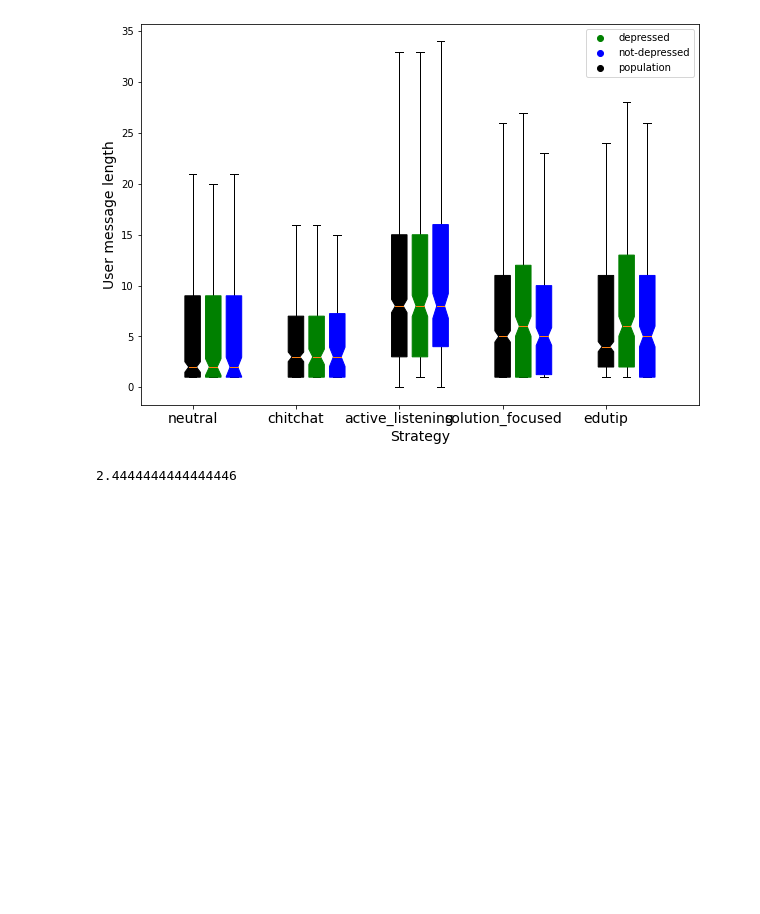
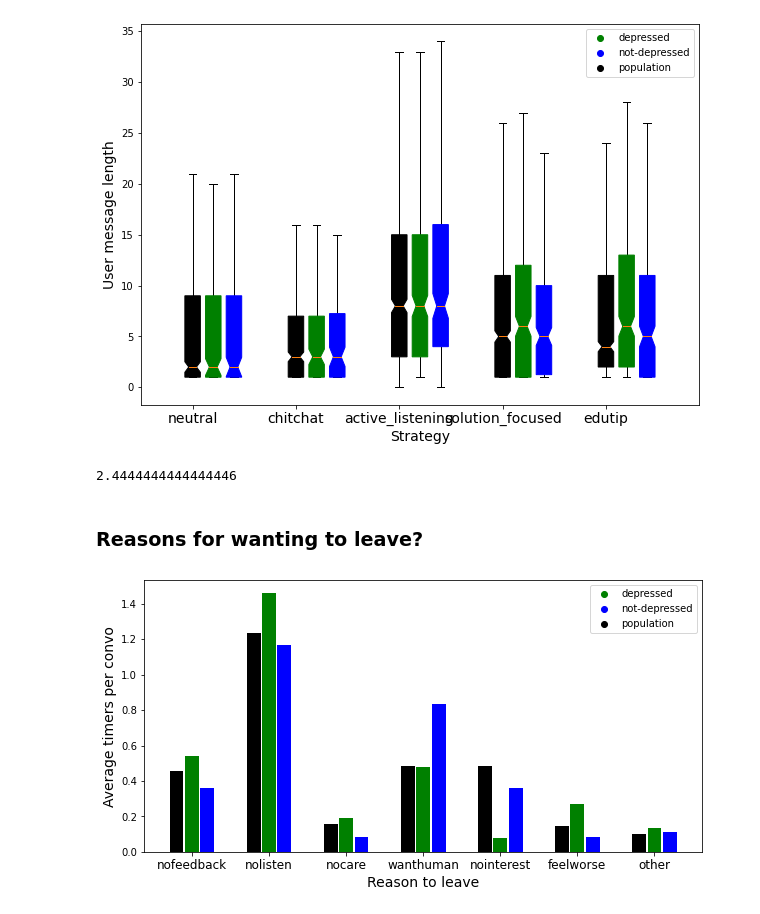
Before and after one commit to odemasi/therapybot_limitations, a Jupyter notebook: Therapybot_plots_v1.ipynb, the cells around one changed output. Saved outputs shown, nothing was run; the diff lists cells and outputs as text; code cells hidden in the pictures; blank space fills up the shorter version.

Commit message:
added plot of the reasons cited by different users for wanting to leave

```diff
--- a/Therapybot_plots_v1.ipynb
+++ b/Therapybot_plots_v1.ipynb
@@ -784,3 +784,35 @@ plt.show()
 participant_df[participant_df['not_depressed']]['num_error'].mean()
 # %% [output]
 2.4444444444444446
+# %% [markdown]
+### Reasons for wanting to leave?
+# %%
+reasons_to_leave = ['nofeedback',
+ 'nolisten',
+ 'nocare',
+ 'wanthuman',
+ 'nointerest',
+ 'feelworse',
+ 'other']
+
+def temp_func(df, labelname, color, offset=0):
+    num_convo = float(df['sona'].unique().shape[0])
+    c = Counter(df[df['leave_bool']]['why_leave'].values)
+    for r, reason in enumerate(reasons_to_leave):
+        plt.bar(r+offset, c[reason] / num_convo, color=color, width=.18)
+    plt.plot(np.NaN, 'o', color=color, label=labelname)
+
+
+plt.subplots(figsize=(10,5))
+temp_func(message_df.merge(depressed_sonas_df, on='sona', how='right'), 'depressed', color='g', offset=.2)
+temp_func(message_df.merge(not_depressed_sonas_df, on='sona', how='right'), 'not-depressed', color='b', offset=.4)
+temp_func(message_df, 'population', color='k')
+
+
+plt.ylabel('Average timers per convo', fontsize=14)
+plt.xlabel('Reason to leave', fontsize=14)
+plt.xticks(np.arange(len(reasons_to_leave))+.2, reasons_to_leave, fontsize=12)
+plt.legend()
+plt.show()
+# %% [output]
+[figure, added]
```
